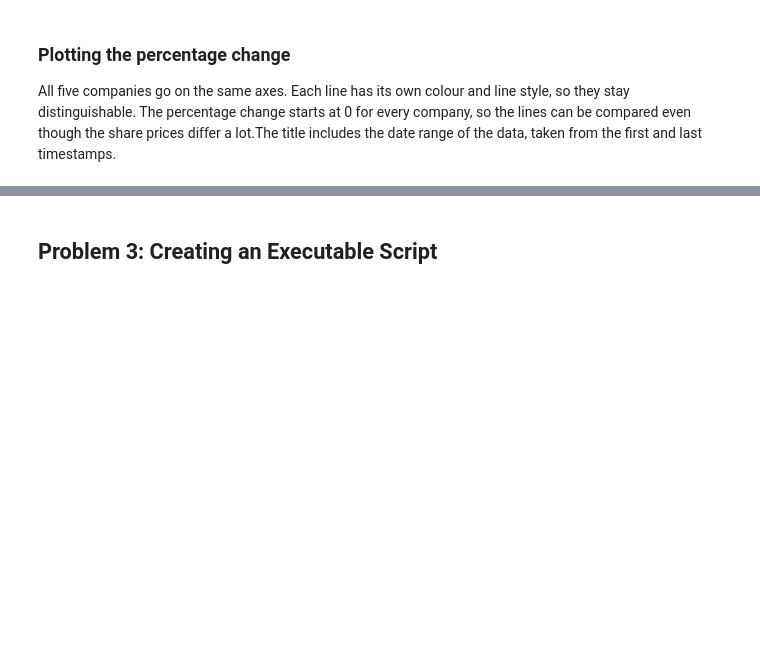
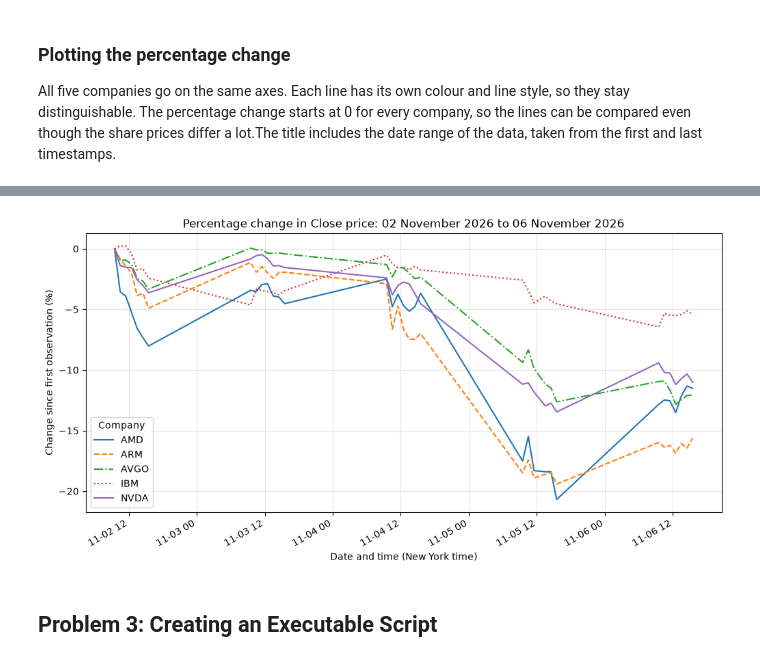
Before and after one commit to aiswarialajan124-png/compinfr-assessment, a Jupyter notebook: problems.ipynb, the cells around one changed output, grey strips where cells are left out. Cells and saved outputs as stored; diff of their text form; code cells hidden in the pictures; blank space fills up the shorter version.

Commit message:
Add plot_data function for Problem 2

```diff
--- a/problems.ipynb
+++ b/problems.ipynb
@@ -150,3 +153,48 @@ plt.show()
+# %%
+def plot_data():
+    # Newest file last, because the timestamped names sort chronologically
+    csv_files = sorted(Path("data").glob("*.csv"))
+    if not csv_files:
+        raise FileNotFoundError("No CSV files in data/. Run get_data() first.")
+    latest_file = csv_files[-1]
+
+    # Two header rows: price type and ticker
+    prices = pd.read_csv(latest_file, header=[0, 1], index_col=0)
+
+    # Mixed UTC offsets (clock change), so convert via UTC to New York time
+    prices.index = pd.to_datetime(prices.index, utc=True).tz_convert("America/New_York")
+
+    # Percentage change of Close relative to the first observation (P_0)
+    close = prices["Close"]
+    pct_change = (close - close.iloc[0]) / close.iloc[0] * 100
+
+    # Different line styles as well as colours keep the series distinguishable
+    line_styles = ["-", "--", "-.", ":", "-"]
+
+    fig, ax = plt.subplots(figsize=(12, 6))
+    for ticker, style in zip(pct_change.columns, line_styles):
+        ax.plot(pct_change.index, pct_change[ticker], linestyle=style, label=ticker)
+
+    start, end = pct_change.index[0], pct_change.index[-1]
+    ax.set_title(
+        f"Percentage change in Close price: {start:%d %B %Y} to {end:%d %B %Y}"
+    )
+    ax.set_xlabel("Date and time (New York time)")
+    ax.set_ylabel("Change since first observation (%)")
+    ax.legend(title="Company")
+    ax.grid(alpha=0.3)
+    fig.autofmt_xdate()
+
+    # Create the plots folder if needed, then save the CSV's timestamp
+    plots_folder = Path("plots")
+    plots_folder.mkdir(exist_ok=True)
+    fig.savefig(plots_folder / f"{latest_file.stem}.png", dpi=150)
+
+    plt.show()
+# %%
+plot_data()
+# %% [output]
+[figure, added]
 # %% [markdown]
 ## Problem 3: Creating an Executable Script
 # %% [markdown]
```
Also changed, not shown: parts of 5 cells of this notebook.
